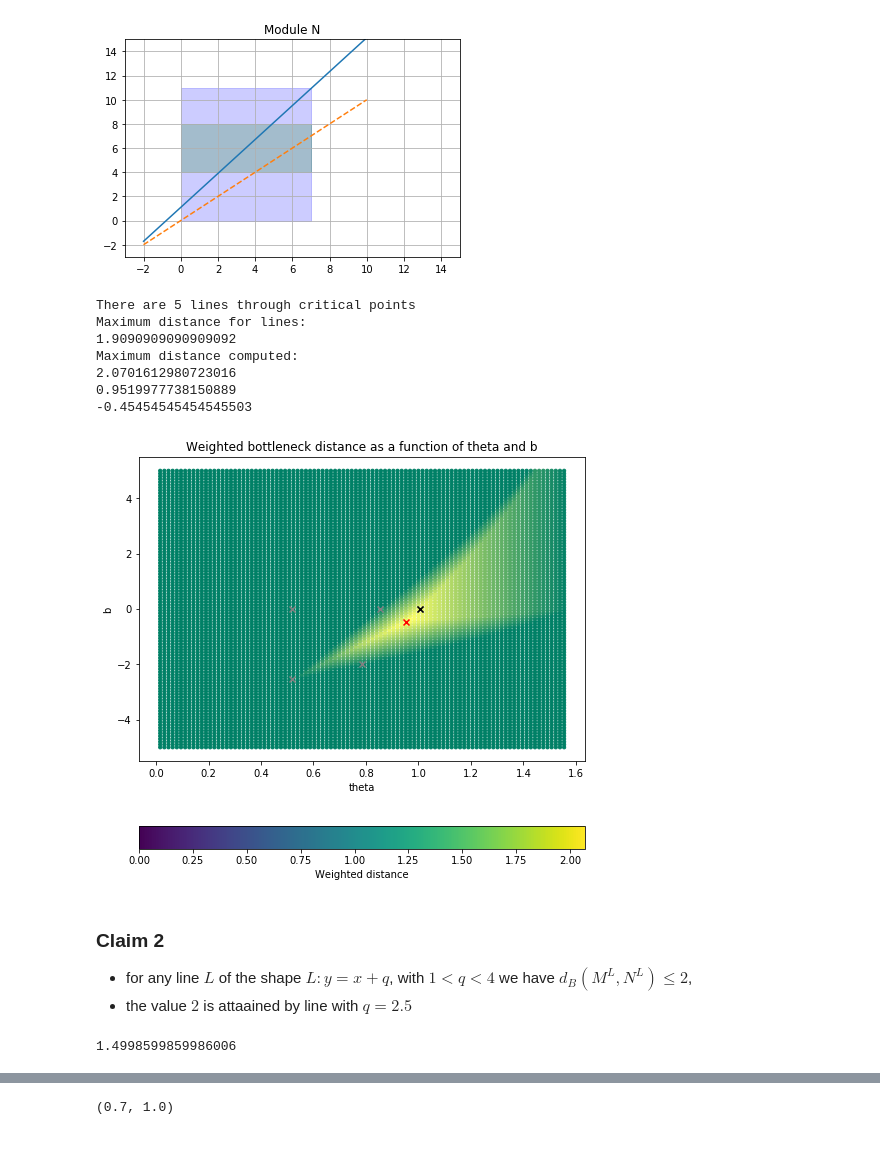
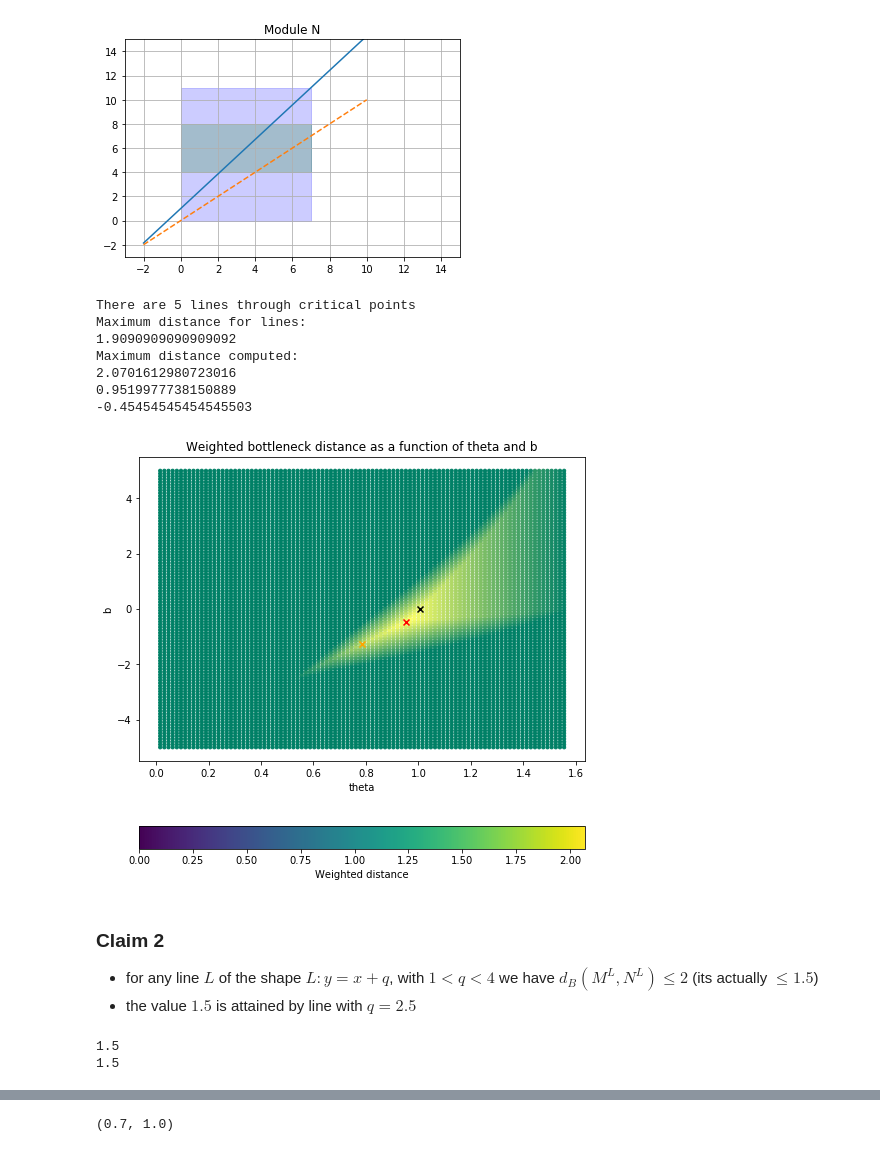
Before and after one commit to asilata/matching-distance-code, a Jupyter notebook: Notebooks/Checking_example1-2.ipynb, the cells around one changed output, grey strips where cells are left out. Cells and saved outputs as stored; diff of their text form; code cells hidden in the pictures.

Commit message:
figured out exampe of paaper

```diff
--- a/Notebooks/Checking_example1-2.ipynb
+++ b/Notebooks/Checking_example1-2.ipynb
@@ -127,7 +133,7 @@ def plot_weighted_bottleneck(M,N, filename = 'weightedBottlneckDistance'):
     print(max(Dist))
     plt.figure(figsize=(8,8))
     plt.scatter(T, BB, c= Dist,s = 10, cmap = "summer")
-    plt.scatter(T[idx], BB[idx], marker = 'x', color = 'red')
+    plt.scatter(T[idx], BB[idx], marker = 'x', color = 'red') ### maximum over all lines
     print(T[idx])
     print(BB[idx])
 
@@ -141,12 +147,26 @@ def plot_weighted_bottleneck(M,N, filename = 'weightedBottlneckDistance'):
         b_crit.append(b)
         theta_crit.append(theta)
 
-    for j in range(len(Lines)):
-        plt.scatter(theta_crit[j], b_crit[j], marker = 'x', color = 'grey')
+    #for j in range(len(Lines)):
+       # plt.scatter(theta_crit[j], b_crit[j], marker = 'x', color = 'grey')
         #plt.text(theta_crit[j], b_crit[j], str(Crit[j]))
+
+
     val = max(DD)
     idx=DD.index(val)
-    plt.scatter(theta_crit[idx], b_crit[idx], marker = 'x', color = 'black')
+    plt.scatter(theta_crit[idx], b_crit[idx], marker = 'x', color = 'black') ## maximum over lines through critical points
+
+    #### plot maximum for lines of diagonal slope
+    ### attention bad coding : this plots for a specific example of the paper !!!!
+
+    l_diag = mod.Line((1,1),(0,2.5))
+    theta_diag = atan(l_diag.m[1]/l_diag.m[0])
+    b_diag = l_diag.b[0]
+    plt.scatter(theta_diag, b_diag, marker = 'x', color = 'orange')
+
+
+
+
     ## plot titles
     plt.xlabel('theta')
     plt.ylabel('b')
@@ -186,8 +206,8 @@ def compute_weighted_bottleneck_distances(M,N):
 
     ## computing bottlneck for "every" line
 
-    Theta = np.linspace(0,pi/2,100)[1:-1]
-    B = np.linspace(-5,5,100)
+    Theta = np.linspace(0,pi/2,500)[1:-1]
+    B = np.linspace(-5,5,500)
     D= np.zeros((len(Theta), len(B)))
     T = []
     BB= []
@@ -307,28 +327,34 @@ plt.show()
 # %% [output]
 [figure]
 # %%
-plot_weighted_bottleneck(M,N)
+plot_weighted_bottleneck(M,N,'figure_1')
 # %% [output]
 There are 5 lines through critical points
 Maximum distance for lines:
 1.9090909090909092
 Maximum distance computed:
 2.0701612980723016
 0.9519977738150889
 -0.45454545454545503
-[figure, old version]
+[figure, new version]
 # %% [markdown]
 ### Claim 2
-* for any line $L$ of the shape $L: y= x+ q$, with $1<q<4$ we have $d_B(M^L,N^L)\leq 2$,
-* the value $2$ is attaained by line with $q= 2.5$
+* for any line $L$ of the shape $L: y= x+ q$, with $1<q<4$ we have $d_B(M^L,N^L)\leq 2$ (its actually $\leq 1.5$)
+* the value $1.5$ is attained by line with $q= 2.5$
 # %%
+D_weighted = []
 D = []
-for q in np.linspace(1.1,3.9, 10000):
+for q in np.linspace(2.5,2.55, 10000):
     Line = mod.Line((1,1),(0,q))
-    D.append(mod.compute_weighted_bottleneck(M,N,Line))
+    D_weighted.append(mod.compute_weighted_bottleneck(M,N,Line))
+    D.append(mod.compute_bottleneck(M,N,Line))
+
+
 print(max(D))
+print(max(D_weighted))
 # %% [output]
-1.4998599859986006
+1.5
+1.5
 # %%
 print(Line.m)
 print(Line.b)
```
Also changed, not shown: parts of 12 cells of this notebook, 1 other file.
